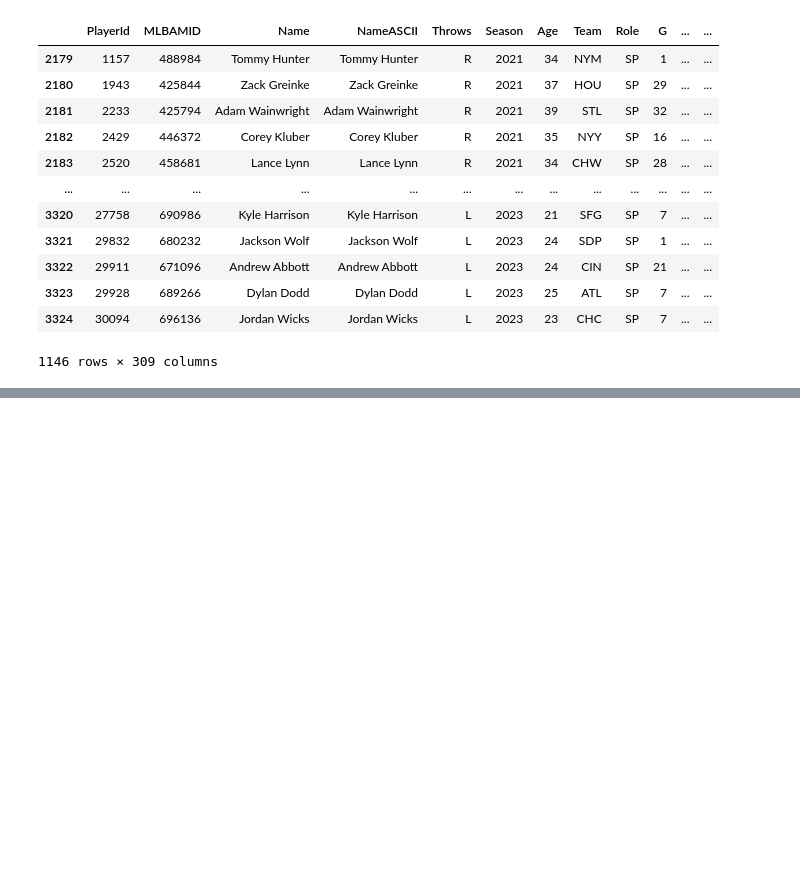
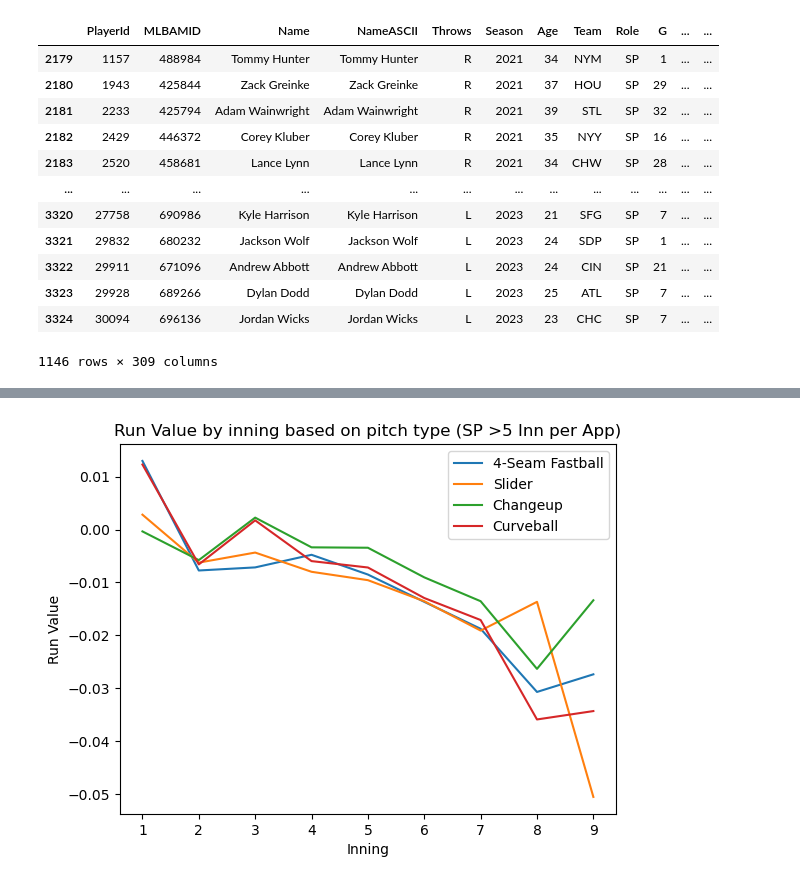
Before and after one commit to EddietheProgrammer/Reds-Hackathon, a Jupyter notebook: code.ipynb, the cells around one changed output, grey strips where cells are left out. Cells and saved outputs as stored; diff of their text form; code cells hidden in the pictures; blank space fills up the shorter version.

```diff
--- a/code.ipynb
+++ b/code.ipynb
@@ -241,5 +107,0 @@ savant[savant['pitch_type'] == 'FC'].describe()
-# %%
-
-not_want =  ['FC', 'SV', 'ST', 'FA', 'CS', 'PO', 'EP','SC', 'KN', 'FO']
-savant = savant[~savant['pitch_type'].isin(not_want) & ~savant['pitch_type'].isna()].reset_index(drop=True).copy()
-savant
@@ -686,0 +248,19 @@ sp
+# %%
+# At bat number vs. Run value on a particular pitch
+cool = sp[sp['pitch_name'].isin(['4-Seam Fastball', 'Slider', 'Changeup', 'Curveball'])]
+pitch_types = cool['pitch_name'].unique()
+
+colors = plt.cm.tab10(np.arange(len(pitch_types)))
+
+for pitch_type, color in zip(pitch_types, colors):
+    subset = cool[cool['pitch_name'] == pitch_type]
+    s = subset.groupby('inning')['rv'].mean()
+    plt.plot(s.index, s, label=pitch_type, color=color)
+
+plt.title('Run Value by inning based on pitch type (SP >5 Inn per App)')
+plt.xlabel('Inning')
+plt.ylabel('Run Value')
+plt.legend()
+plt.show()
+# %% [output]
+[figure, added]
```
Also changed, not shown: parts of 62 cells of this notebook.
